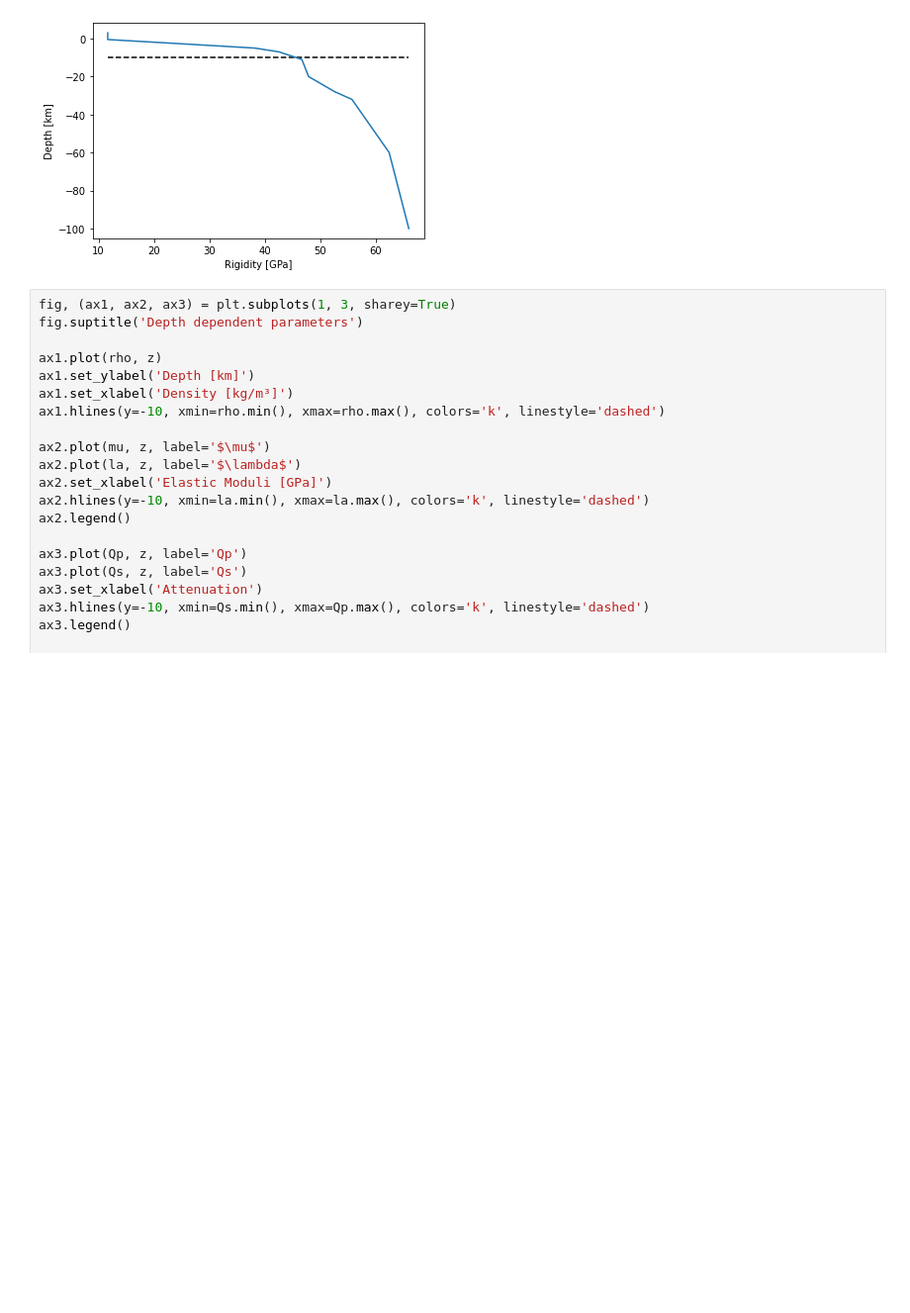
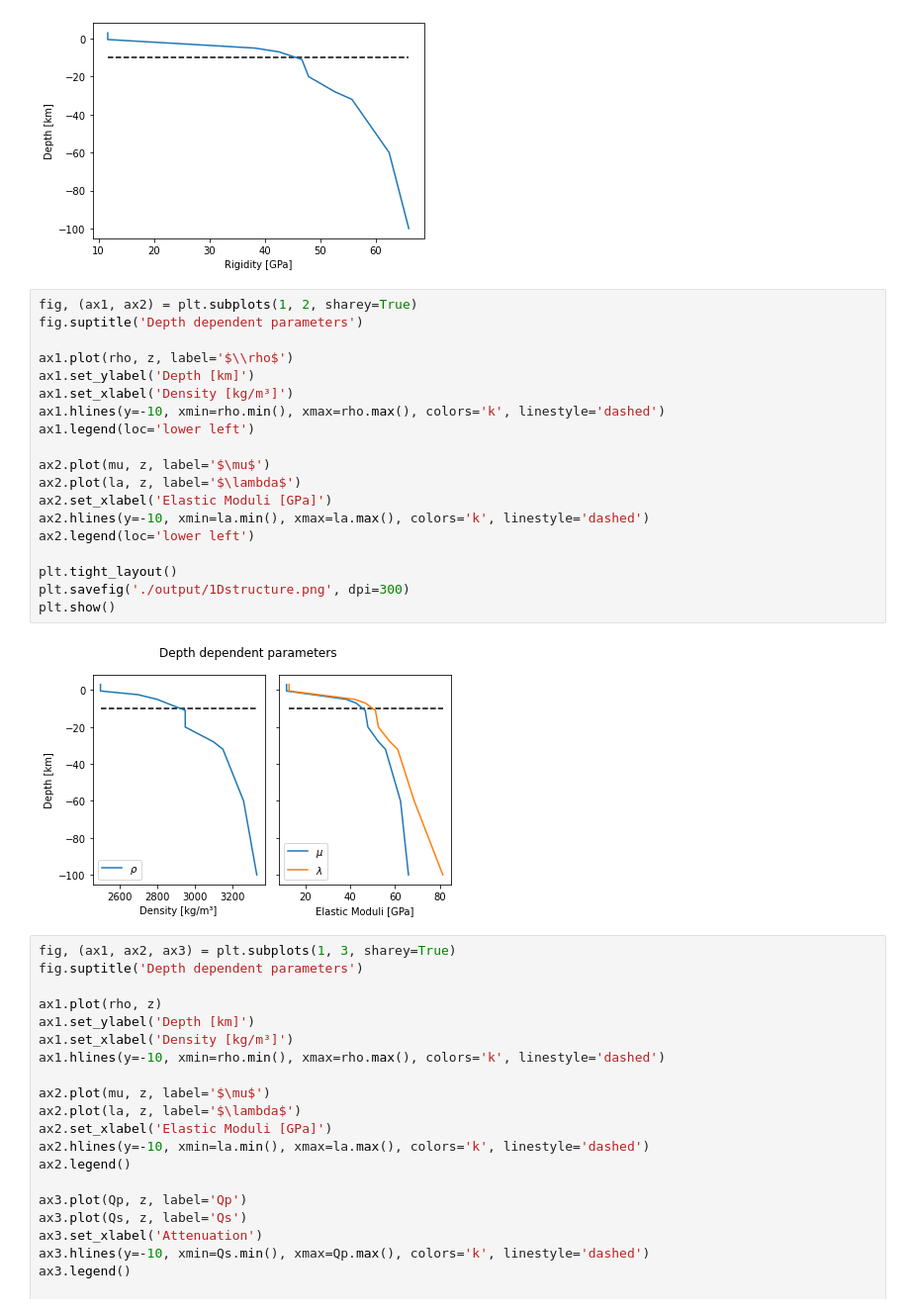
Before and after one commit to fabian-kutschera/Scripts4Processing, a Jupyter notebook: DepthDistribution1D.ipynb, the cells around one changed output. Shown at 99% size. Drawn from its saved outputs; the diff is of its cells as text; blank space fills up the shorter version.

```diff
--- a/DepthDistribution1D.ipynb
+++ b/DepthDistribution1D.ipynb
@@ -27,6 +27,27 @@ plt.hlines(y=-10, xmin=mu.min(), xmax=mu.max(), colors='k', linestyle='dashed')
 # %% [output]
 <matplotlib.collections.LineCollection at 0x...>
 [figure]
+# %%
+fig, (ax1, ax2) = plt.subplots(1, 2, sharey=True)
+fig.suptitle('Depth dependent parameters')
+
+ax1.plot(rho, z, label='$\\rho$')
+ax1.set_ylabel('Depth [km]')
+ax1.set_xlabel('Density [kg/m³]')
+ax1.hlines(y=-10, xmin=rho.min(), xmax=rho.max(), colors='k', linestyle='dashed')
+ax1.legend(loc='lower left')
+
+ax2.plot(mu, z, label='$\mu$')
+ax2.plot(la, z, label='$\lambda$')
+ax2.set_xlabel('Elastic Moduli [GPa]')
+ax2.hlines(y=-10, xmin=la.min(), xmax=la.max(), colors='k', linestyle='dashed')
+ax2.legend(loc='lower left')
+
+plt.tight_layout()
+plt.savefig('./output/1Dstructure.png', dpi=300)
+plt.show()
+# %% [output]
+[figure, added]
 # %%
 fig, (ax1, ax2, ax3) = plt.subplots(1, 3, sharey=True)
 fig.suptitle('Depth dependent parameters')
```
Also changed, not shown: 3 other files.
